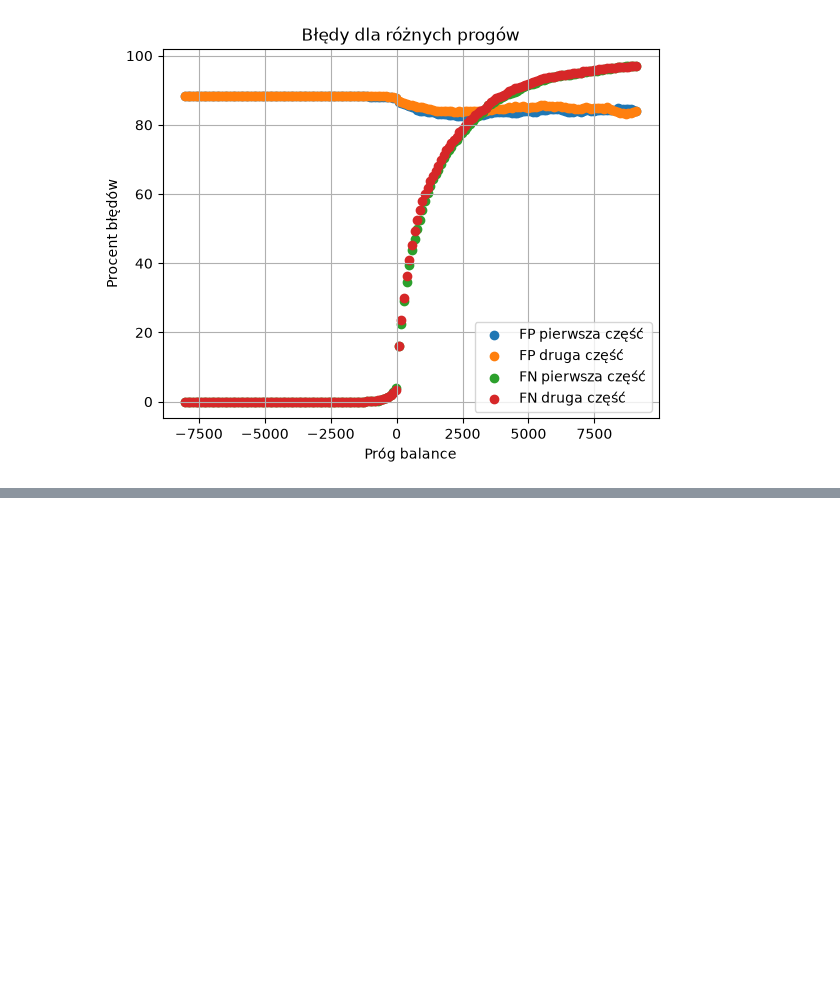
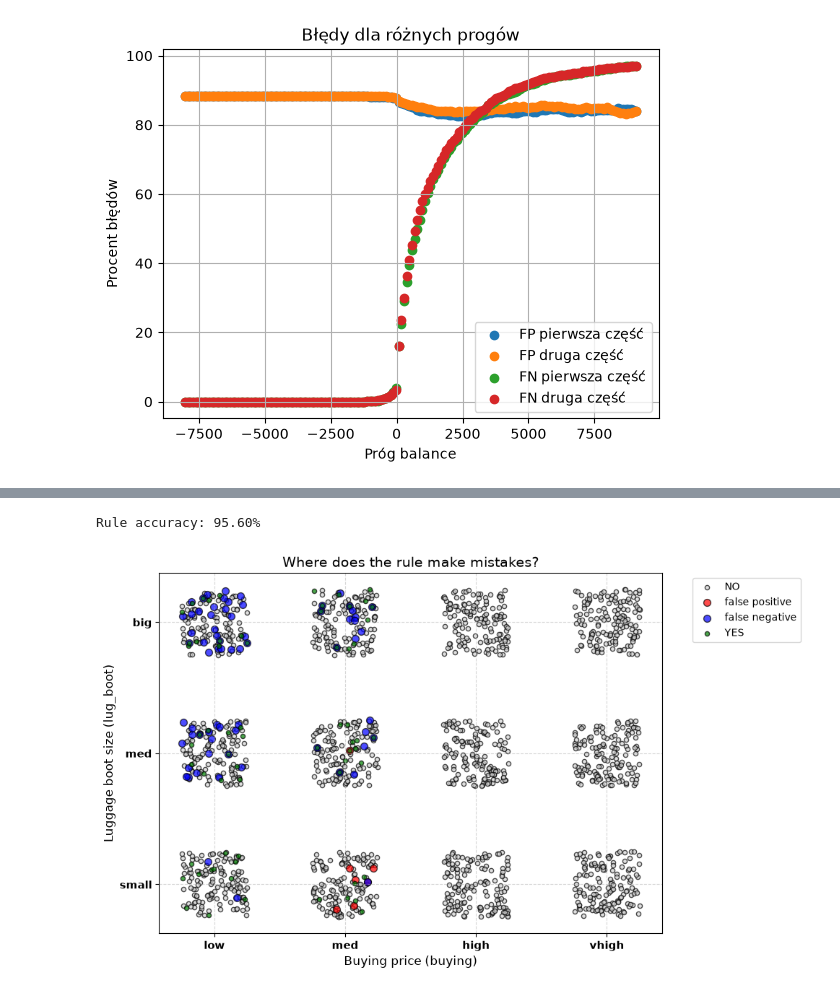
Before and after one commit to kalyps00/studia, a Jupyter notebook: 5_sem/um/lista_1.ipynb, the cells around one changed output, grey strips where cells are left out. Saved outputs shown, nothing was run; the diff lists cells and outputs as text; code cells hidden in the pictures; blank space fills up the shorter version.

```diff
--- a/5_sem/um/lista_1.ipynb
+++ b/5_sem/um/lista_1.ipynb
@@ -398,0 +542,74 @@ Druga część: (np.int64(2917), np.int64(2060), np.float64(83.70157819225251),
+# %%
+real_good = y["class"].isin(["good", "vgood"])
+
+rule_good = (
+    (X["safety"] == "high") &
+    (X["persons"].isin(["4", "more"])) &
+    (X["buying"].isin(["low", "med"])) &
+    (X["maint"].isin(["low", "med"])) &
+    (X["doors"].isin(["3", "4", "5more"]))
+)
+
+conditions = [
+    (rule_good == True) & (real_good == True),
+    (rule_good == False) & (real_good == False),
+    (rule_good == True) & (real_good == False),
+    (rule_good == False) & (real_good == True)
+]
+
+choices = [
+    'YES',
+    'NO',
+    'false positive',
+    'false negative'
+]
+
+accuracy = (rule_good == real_good).mean() * 100
+print(f"Rule accuracy: {accuracy:.2f}%")
+
+x_plot = X.copy()
+x_plot['result_type'] = np.select(conditions, choices, default='UNKNOWN')
+
+fig, ax = plt.subplots(figsize=(10, 6))
+
+colors = {
+    'NO': 'lightgray',
+    'false positive': 'red',
+    'false negative': 'blue',
+    'YES': 'green',
+}
+
+jitter_x = np.random.uniform(-0.25, 0.25, size=len(x_plot))
+jitter_y = np.random.uniform(-0.25, 0.25, size=len(x_plot))
+
+buying_map = {'low': 1, 'med': 2, 'high': 3, 'vhigh': 4}
+boot_map = {'small': 1, 'med': 2, 'big': 3}
+
+for result_key in colors.keys():
+    subset = x_plot[x_plot['result_type'] == result_key]
+    ax.scatter(
+        subset['buying'].map(buying_map) + jitter_x[:len(subset)],
+        subset['lug_boot'].map(boot_map) + jitter_y[:len(subset)],
+        color=colors[result_key],
+        label=result_key,
+        alpha=1 if color="green" else alhpa =0.7,
+        edgecolors='k', s=50 if "false" in result_key else 20
+    )
+
+ax.set_xticks([1, 2, 3, 4])
+ax.set_xticklabels(['low', 'med', 'high', 'vhigh'], fontsize=11, fontweight='bold')
+
+ax.set_yticks([1, 2, 3])
+ax.set_yticklabels(['small', 'med', 'big'], fontsize=11, fontweight='bold')
+
+ax.set_xlabel('Buying price (buying)', fontsize=12)
+ax.set_ylabel('Luggage boot size (lug_boot)', fontsize=12)
+ax.set_title('Where does the rule make mistakes?', fontsize=14)
+ax.legend(bbox_to_anchor=(1.05, 1), loc='upper left')
+ax.grid(True, linestyle='--', alpha=0.5)
+
+plt.tight_layout()
+plt.show()
+# %% [output]
+Rule accuracy: 95.60%
+[figure, added]
```
Also changed, not shown: parts of 10 cells of this notebook.
